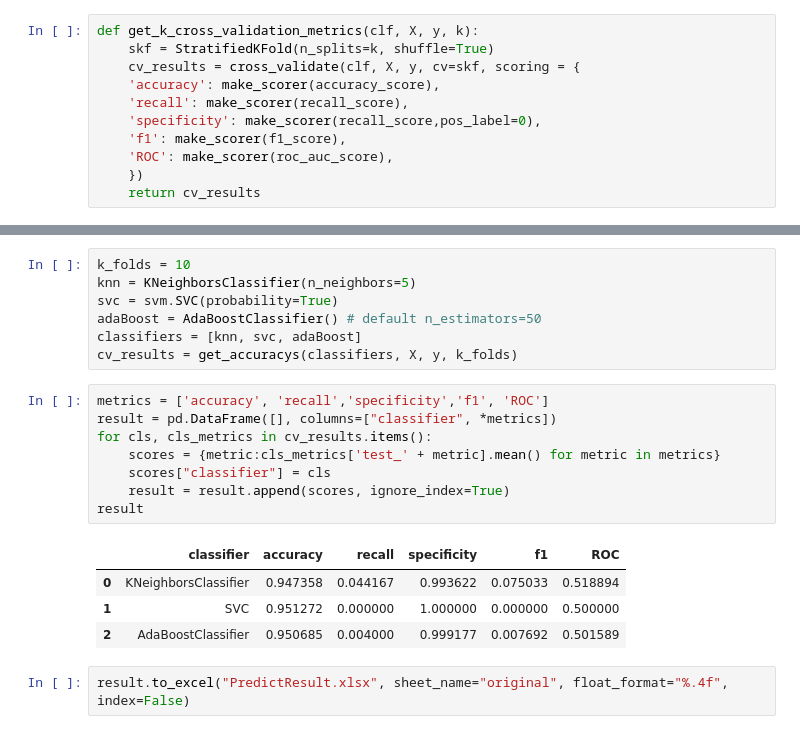
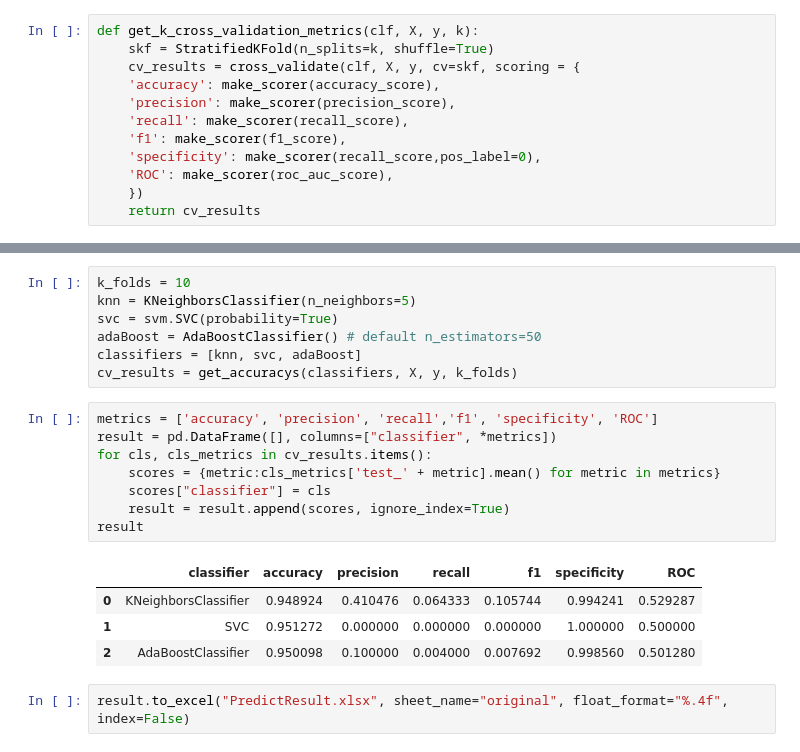
Before and after one commit to allen880612/ML-StrokePrediction, a Jupyter notebook: jupyter/StrokePrediction_ModelTraining_v3.ipynb, the cells around one changed output, grey strips where cells are left out. Saved outputs shown, nothing was run; the diff lists cells and outputs as text.

```diff
--- a/jupyter/StrokePrediction_ModelTraining_v3.ipynb
+++ b/jupyter/StrokePrediction_ModelTraining_v3.ipynb
@@ -29,9 +29,10 @@ def get_k_cross_validation_metrics(clf, X, y, k):
     skf = StratifiedKFold(n_splits=k, shuffle=True)
     cv_results = cross_validate(clf, X, y, cv=skf, scoring = {
     'accuracy': make_scorer(accuracy_score),
+    'precision': make_scorer(precision_score),
     'recall': make_scorer(recall_score),
+    'f1': make_scorer(f1_score),
     'specificity': make_scorer(recall_score,pos_label=0),
-    'f1': make_scorer(f1_score),
     'ROC': make_scorer(roc_auc_score),
     })
     return cv_results
@@ -58,18 +59,18 @@ adaBoost = AdaBoostClassifier() # default n_estimators=50
 classifiers = [knn, svc, adaBoost]
 cv_results = get_accuracys(classifiers, X, y, k_folds)
 # %%
-metrics = ['accuracy', 'recall','specificity','f1', 'ROC']
+metrics = ['accuracy', 'precision', 'recall','f1', 'specificity', 'ROC']
 result = pd.DataFrame([], columns=["classifier", *metrics])
 for cls, cls_metrics in cv_results.items():
     scores = {metric:cls_metrics['test_' + metric].mean() for metric in metrics}
     scores["classifier"] = cls
     result = result.append(scores, ignore_index=True)
 result
 # %% [output]
-|  | classifier | accuracy | recall | specificity | f1 | ROC |
-| 0 | KNeighborsClassifier | 0.947358 | 0.044167 | 0.993622 | 0.075033 | 0.518894 |
-| 1 | SVC | 0.951272 | 0.000000 | 1.000000 | 0.000000 | 0.500000 |
-| 2 | AdaBoostClassifier | 0.950685 | 0.004000 | 0.999177 | 0.007692 | 0.501589 |
+|  | classifier | accuracy | precision | recall | f1 | specificity | ROC |
+| 0 | KNeighborsClassifier | 0.948924 | 0.410476 | 0.064333 | 0.105744 | 0.994241 | 0.529287 |
+| 1 | SVC | 0.951272 | 0.000000 | 0.000000 | 0.000000 | 1.000000 | 0.500000 |
+| 2 | AdaBoostClassifier | 0.950098 | 0.100000 | 0.004000 | 0.007692 | 0.998560 | 0.501280 |
 # %%
 result.to_excel("PredictResult.xlsx", sheet_name="original", float_format="%.4f", index=False)
 # %%
```
Also changed, not shown: parts of 2 cells of this notebook, 4 other files.
